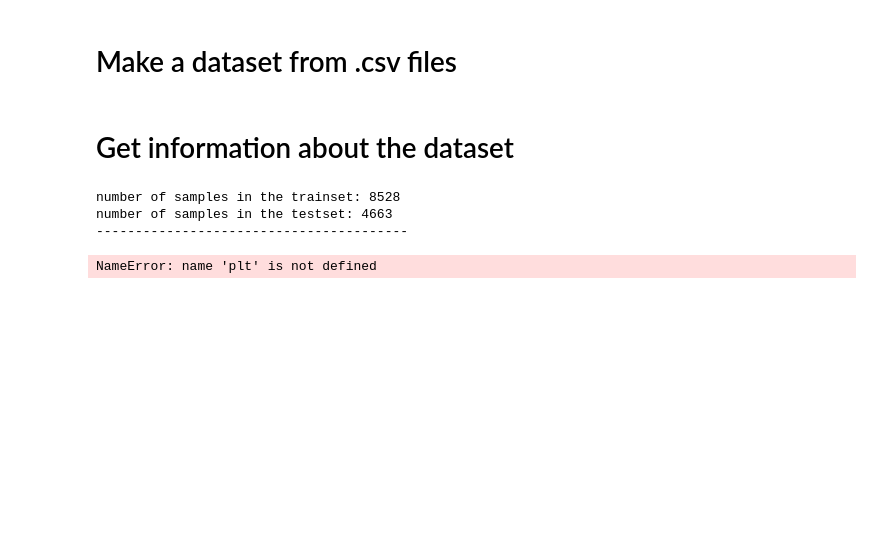
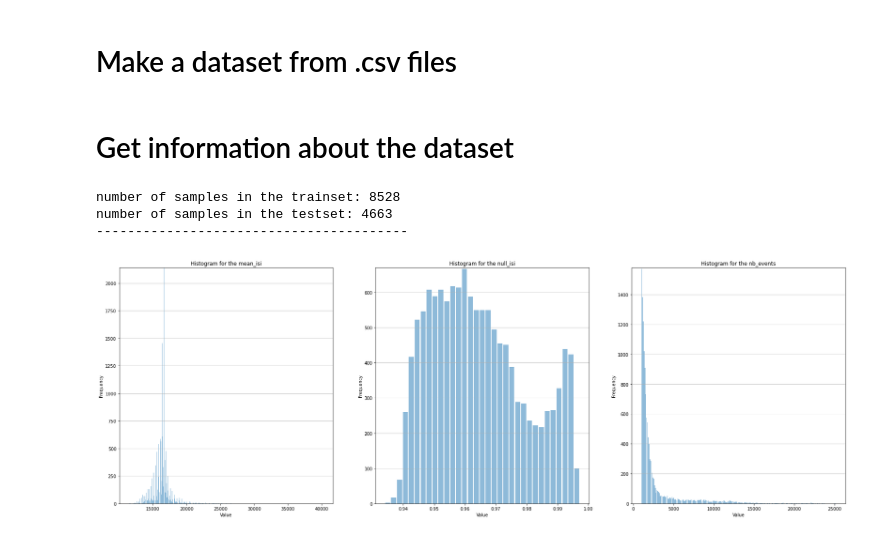
Before and after one commit to AntoineGrimaldi/aprovhots, a Jupyter notebook: notebook/2021-12-16_Make_dataset.ipynb, the cells around one changed output. Drawn from its saved outputs; the diff is of its cells as text; code cells hidden in the pictures; blank space fills up the shorter version.

```diff
--- a/notebook/2021-12-16_Make_dataset.ipynb
+++ b/notebook/2021-12-16_Make_dataset.ipynb
@@ -22,9 +22,9 @@ testset = Synthetic_Dataset(save_to=path, train=False, patch_size=patch_size, ma
 # Get information about the dataset
 # %%
 from dataset_creation import get_info
-values = get_dataset_info(trainset,testset,properties = ['median_isi', 'mean_isi', 'null_isi', 'nb_events', 'time'],  distinguish_polarities=False)
+values = get_dataset_info(trainset,testset,properties = ['mean_isi', 'null_isi', 'nb_events'])
 # %% [output]
 number of samples in the trainset: 8528
 number of samples in the testset: 4663
 ----------------------------------------
-NameError: name 'plt' is not defined
+[figure, added]
```
Also changed, not shown: parts of 7 cells of this notebook, 2 other files.
